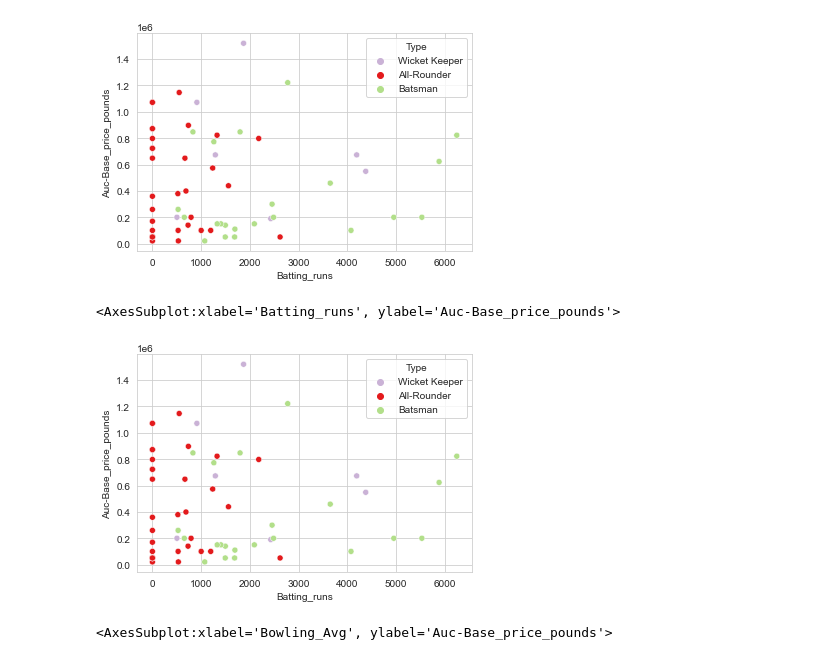
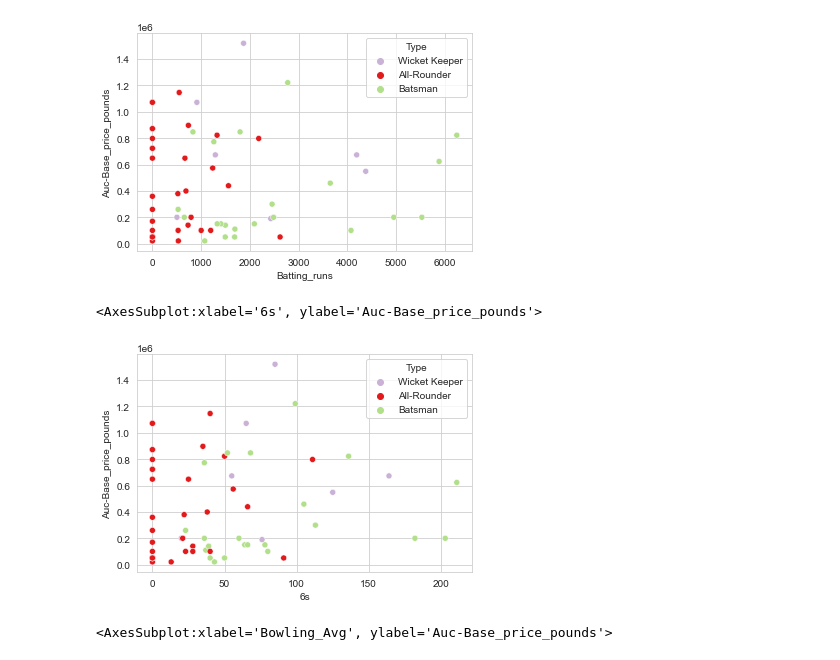
Before and after one commit to JonnyPearce/SpringboardCapstone2, a Jupyter notebook: Notebooks/Capstone2_CricketProject_ExploratoryDataAnalysis_JonnyPearce_Feb2023.ipynb, the cells around one changed output. Cells and saved outputs as stored; diff of their text form; code cells hidden in the pictures.

```diff
--- a/Notebooks/Capstone2_CricketProject_ExploratoryDataAnalysis_JonnyPearce_Feb2023.ipynb
+++ b/Notebooks/Capstone2_CricketProject_ExploratoryDataAnalysis_JonnyPearce_Feb2023.ipynb
@@ -809,14 +827,15 @@ sns.scatterplot(
 <AxesSubplot:xlabel='Batting_runs', ylabel='Auc-Base_price_pounds'>
 [figure]
 # %%
+#Scatterplot of Number of 6s hit by batsmen against price
 sns.scatterplot(
     data=Bat_AllR_WK,
-    x='Batting_runs',
+    x='6s',
     y='Auc-Base_price_pounds',
     hue='Type',
     palette='Paired_r'
     )
 # %% [output]
-<AxesSubplot:xlabel='Batting_runs', ylabel='Auc-Base_price_pounds'>
+<AxesSubplot:xlabel='6s', ylabel='Auc-Base_price_pounds'>
-[figure, old version]
+[figure, new version]
 # %%
```
Also changed, not shown: parts of 28 cells of this notebook.
